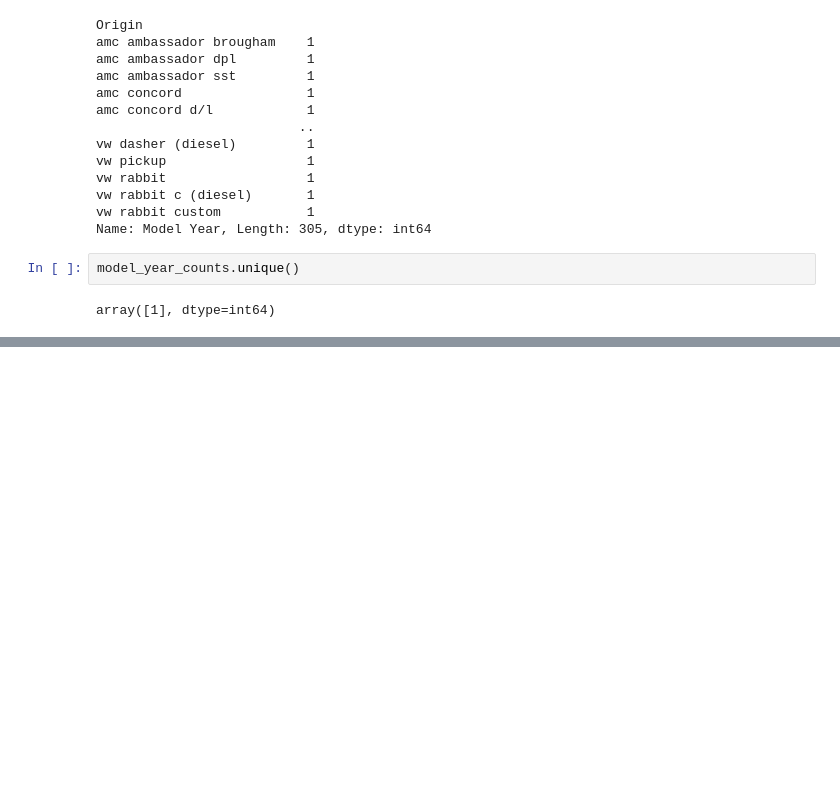
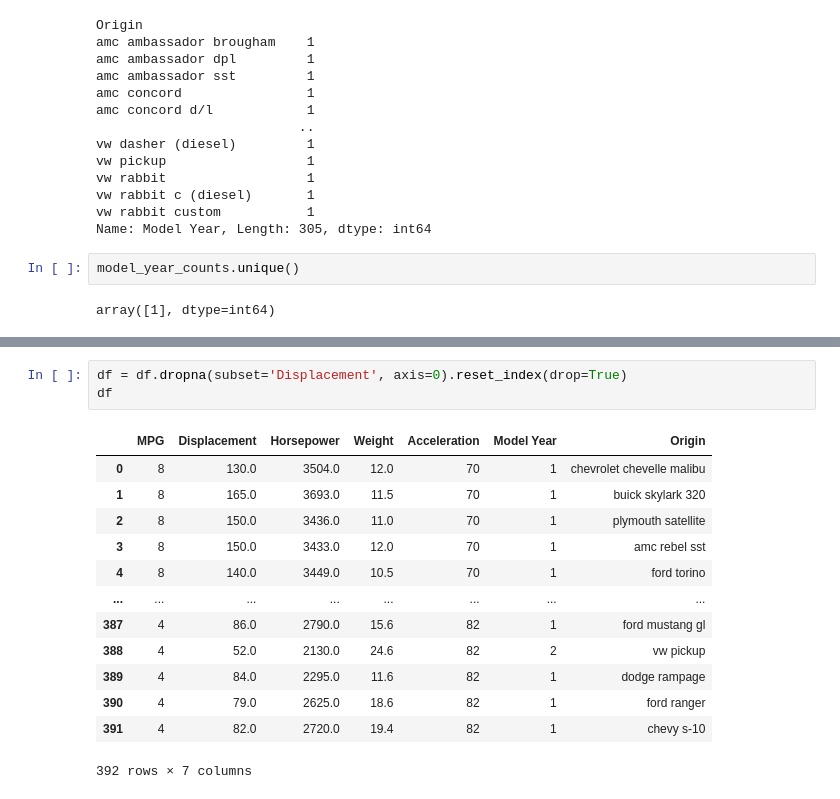
Before and after one commit to badro97/BigData_Predict, a Jupyter notebook: ch4/auto_mpg.ipynb, the cells around one changed output, grey strips where cells are left out. Drawn from its saved outputs; the diff is of its cells as text; blank space fills up the shorter version.

```diff
--- a/ch4/auto_mpg.ipynb
+++ b/ch4/auto_mpg.ipynb
@@ -146,0 +190,17 @@ array([1], dtype=int64)
+# %%
+df = df.dropna(subset='Displacement', axis=0).reset_index(drop=True)
+df
+# %% [output]
+|  | MPG | Displacement | Horsepower | Weight | Acceleration | Model Year | Origin |
+| 0 | 8 | 130.0 | 3504.0 | 12.0 | 70 | 1 | chevrolet chevelle malibu |
+| 1 | 8 | 165.0 | 3693.0 | 11.5 | 70 | 1 | buick skylark 320 |
+| 2 | 8 | 150.0 | 3436.0 | 11.0 | 70 | 1 | plymouth satellite |
+| 3 | 8 | 150.0 | 3433.0 | 12.0 | 70 | 1 | amc rebel sst |
+| 4 | 8 | 140.0 | 3449.0 | 10.5 | 70 | 1 | ford torino |
+| ... | ... | ... | ... | ... | ... | ... | ... |
+| 387 | 4 | 86.0 | 2790.0 | 15.6 | 82 | 1 | ford mustang gl |
+| 388 | 4 | 52.0 | 2130.0 | 24.6 | 82 | 2 | vw pickup |
+| 389 | 4 | 84.0 | 2295.0 | 11.6 | 82 | 1 | dodge rampage |
+| 390 | 4 | 79.0 | 2625.0 | 18.6 | 82 | 1 | ford ranger |
+| 391 | 4 | 82.0 | 2720.0 | 19.4 | 82 | 1 | chevy s-10 |
+392 rows × 7 columns
```
Also changed, not shown: parts of 20 cells of this notebook, 3 other files.
